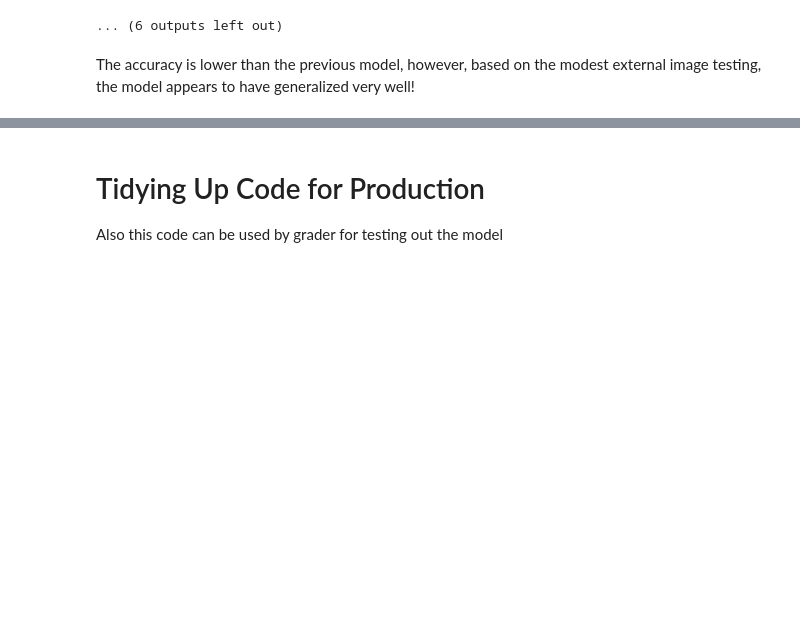
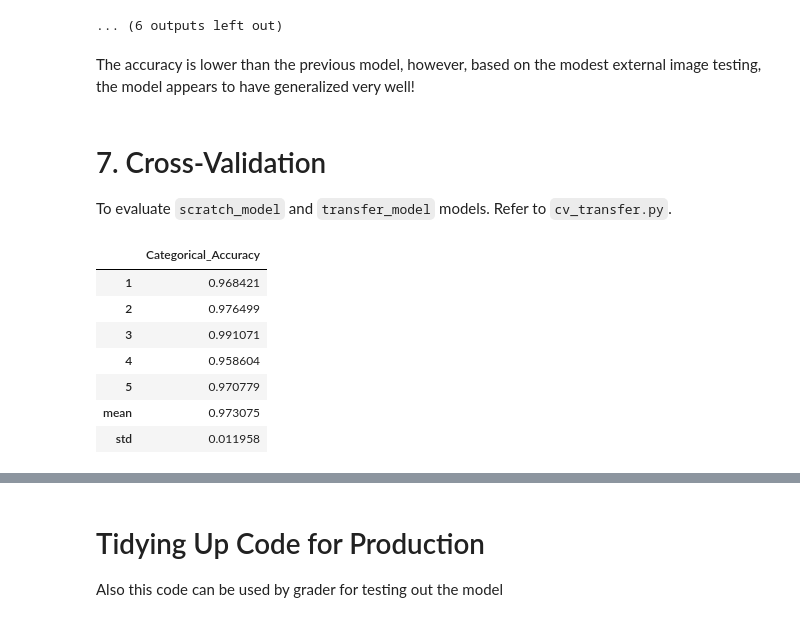
Before and after one commit to AlrasheedA/ndoor-eye, a Jupyter notebook: Explore.ipynb, the cells around one changed output, grey strips where cells are left out. Cells and saved outputs as stored; diff of their text form; code cells hidden in the pictures; blank space fills up the shorter version.

Commit message:
modified report and added cv code and results

```diff
--- a/Explore.ipynb
+++ b/Explore.ipynb
@@ -393,3 +398,23 @@ Sign detected ahead of you!
 ... (6 outputs left out)
 # %% [markdown]
 The accuracy is lower than the previous model, however, based on the modest external image testing, the model appears to have generalized very well!
+# %% [markdown]
+# 7. Cross-Validation
+To evaluate `scratch_model` and `transfer_model`  models. Refer to `cv_transfer.py`.
+# %%
+scores = np.array(pickle.load(open('transfer_cv_results', 'rb')))
+# %%
+results = pd.DataFrame({'Fold':[i+1 for i in range(5)], 'Categorical_Accuracy':scores[:,2], },
+             columns=['Fold', 'Categorical_Accuracy']).set_index('Fold')
+
+#results.append(pd.DataFrame({'Fold':[0], 'Categorical_Accuracy':[0]}))
+results.append(pd.DataFrame([results.mean(),results.std()], index=['mean', 'std'], columns=['Categorical_Accuracy']))
+# %% [output]
+|  | Categorical_Accuracy |
+| 1 | 0.968421 |
+| 2 | 0.976499 |
+| 3 | 0.991071 |
+| 4 | 0.958604 |
+| 5 | 0.970779 |
+| mean | 0.973075 |
+| std | 0.011958 |
```
Also changed, not shown: parts of 12 cells of this notebook, 4 other files.
